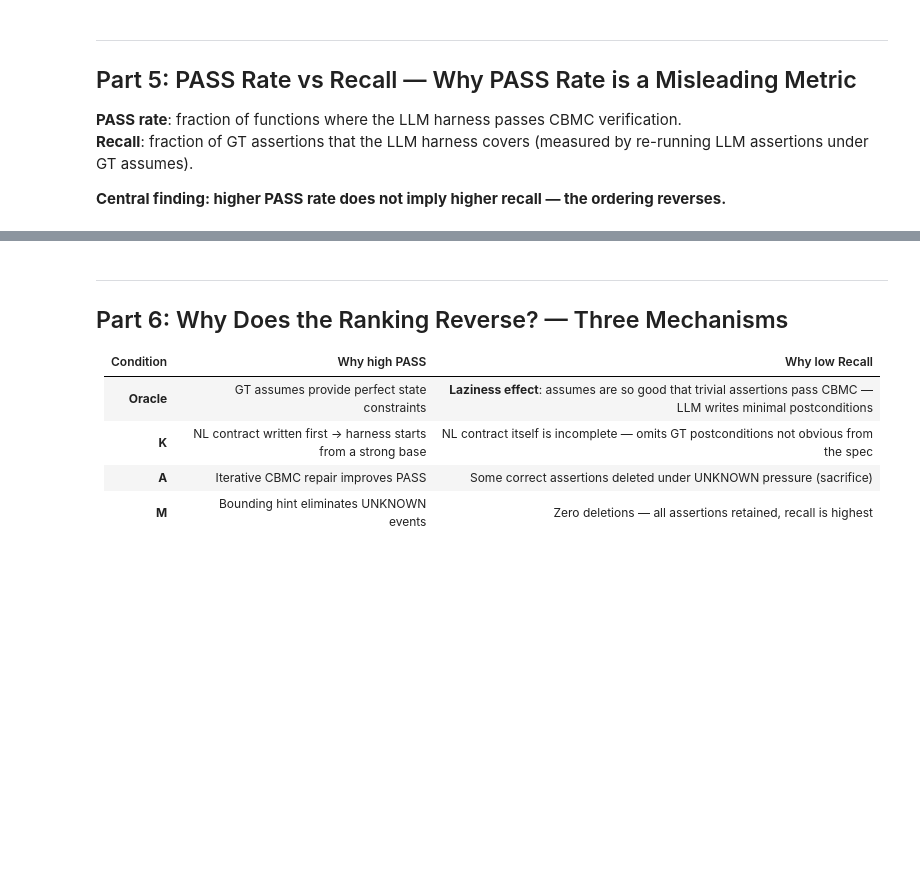
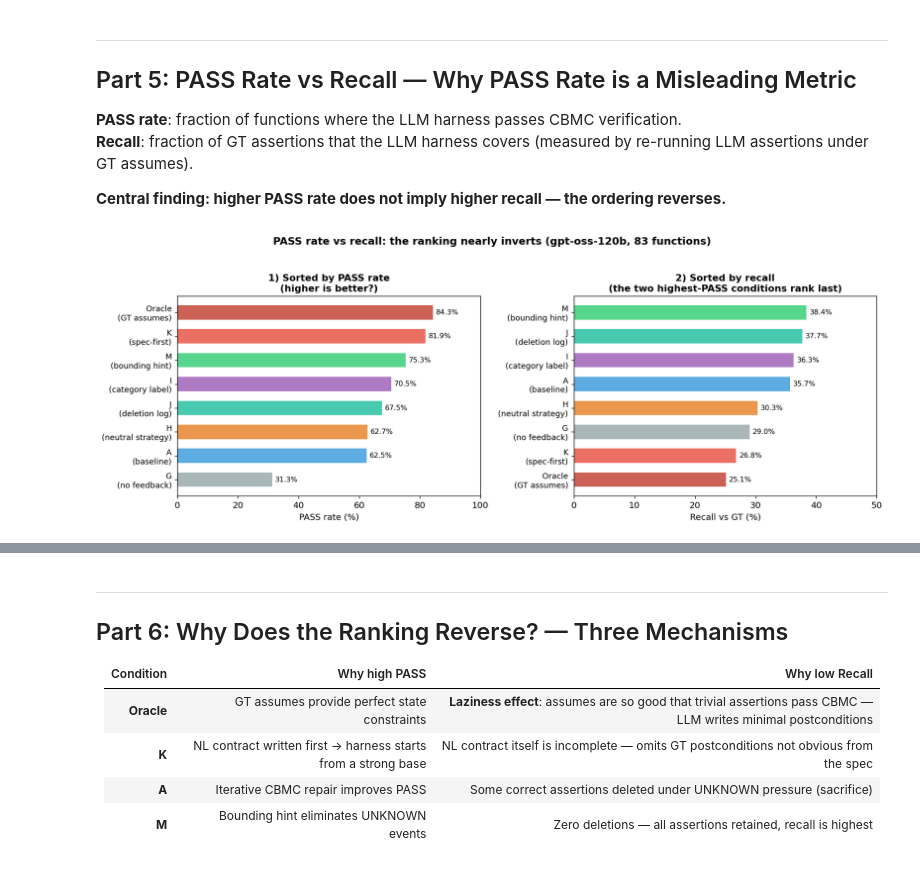
Before and after one commit to LukeW1999/LLM4Harness, a Jupyter notebook: experiment_explainer_en.ipynb, the cells around one changed output, grey strips where cells are left out. Drawn from its saved outputs; the diff is of its cells as text; code cells hidden in the pictures; blank space fills up the shorter version.

Commit message:
Sync EN explainer to canonical 370 data (RQ2/attribution/conjunction/rescue/Llama/map/metrics); zh: round-2 score + truthfulness audit

```diff
--- a/experiment_explainer_en.ipynb
+++ b/experiment_explainer_en.ipynb
@@ -284,52 +343,46 @@ for gt_assert, desc in gt_asserts_keywords:
 
 **Central finding: higher PASS rate does not imply higher recall — the ordering reverses.**
 # %%
+# Canonical RQ1 data (paper.tex Table 2 / tab:rq1_main)
 conditions_data = {
-    'G\n(no feedback)':      {'pass': 31.3, 'recall': 0.290, 'sacrifice': 0.0,   'color': '#95a5a6'},
-    'H\n(neutral strategy)': {'pass': 62.7, 'recall': 0.303, 'sacrifice': 86.3,  'color': '#e67e22'},
-    'A\n(baseline)':         {'pass': 62.5, 'recall': 0.346, 'sacrifice': 92.3,  'color': '#3498db'},
-    'K\n(spec-first)':       {'pass': 81.9, 'recall': 0.268, 'sacrifice': 25.0,  'color': '#e74c3c'},
-    'Oracle\n(GT assumes)':  {'pass': 84.3, 'recall': 0.251, 'sacrifice': 11.8,  'color': '#c0392b'},
-    'M\n(bounding hint)':    {'pass': 75.3, 'recall': 0.389, 'sacrifice': 0.0,   'color': '#2ecc71'},
+    'G\n(no feedback)':      {'pass': 31.3, 'recall': 0.290, 'sacrifice': None, 'color': '#95a5a6'},
+    'H\n(neutral strategy)': {'pass': 62.7, 'recall': 0.303, 'sacrifice': 86.3, 'color': '#e67e22'},
+    'A\n(baseline)':         {'pass': 62.5, 'recall': 0.357, 'sacrifice': 81.8, 'color': '#3498db'},
+    'I\n(category label)':   {'pass': 70.5, 'recall': 0.363, 'sacrifice': 92.7, 'color': '#9b59b6'},
+    'J\n(deletion log)':     {'pass': 67.5, 'recall': 0.377, 'sacrifice': 93.0, 'color': '#1abc9c'},
+    'K\n(spec-first)':       {'pass': 81.9, 'recall': 0.268, 'sacrifice': 25.0, 'color': '#e74c3c'},
+    'Oracle\n(GT assumes)':  {'pass': 84.3, 'recall': 0.251, 'sacrifice': 11.8, 'color': '#c0392b'},
+    'M\n(bounding hint)':    {'pass': 75.3, 'recall': 0.384, 'sacrifice': 0.0,  'color': '#2ecc71'},
 }
 
 fig, axes = plt.subplots(1, 2, figsize=(14, 5))
+names = list(conditions_data.keys())
 
-# Left: sorted by PASS rate
 ax = axes[0]
-names = list(conditions_data.keys())
-sorted_pass = sorted(zip(
-    [conditions_data[n]['pass'] for n in names], names,
-    [conditions_data[n]['color'] for n in names]), reverse=True)
+sorted_pass = sorted(zip([conditions_data[n]['pass'] for n in names], names,
+                         [conditions_data[n]['color'] for n in names]), reverse=True)
 p_s, n_s, c_s = zip(*sorted_pass)
 ax.barh(range(len(n_s)), p_s, color=c_s, alpha=0.8, height=0.6)
 ax.set_yticks(range(len(n_s))); ax.set_yticklabels(n_s, fontsize=10)
-ax.set_xlabel('PASS Rate (%)')
-ax.set_title('① Ranked by PASS Rate\n(higher = better?)', fontsize=12, fontweight='bold')
-ax.set_xlim(0, 100)
-for i, p in enumerate(p_s):
-    ax.text(p + 1, i, f'{p:.1f}%', va='center', fontsize=9)
+ax.set_xlabel('PASS rate (%)'); ax.set_xlim(0, 100); ax.invert_yaxis()
+ax.set_title('1) Sorted by PASS rate\n(higher is better?)', fontsize=12, fontweight='bold')
+for i, p in enumerate(p_s): ax.text(p + 1, i, f'{p:.1f}%', va='center', fontsize=9)
 
-# Right: sorted by Recall
 ax = axes[1]
-sorted_recall = sorted(zip(
-    [conditions_data[n]['recall'] for n in names], names,
-    [conditions_data[n]['color'] for n in names]), reverse=True)
-r_s, n_r, c_r = zip(*sorted_recall)
-ax.barh(range(len(n_r)), [r*100 for r in r_s], color=c_r, alpha=0.8, height=0.6)
-ax.set_yticks(range(len(n_r))); ax.set_yticklabels(n_r, fontsize=10)
-ax.set_xlabel('Recall (%) [vs GT harness]')
-ax.set_title('② Ranked by Recall\n(actual specification coverage)', fontsize=12, fontweight='bold')
-ax.set_xlim(0, 50)
-for i, r in enumerate(r_s):
-    ax.text(r*100 + 0.5, i, f'{r:.3f}', va='center', fontsize=9)
+sorted_rec = sorted(zip([conditions_data[n]['recall']*100 for n in names], names,
+                        [conditions_data[n]['color'] for n in names]), reverse=True)
+r_s, n_s2, c_s2 = zip(*sorted_rec)
+ax.barh(range(len(n_s2)), r_s, color=c_s2, alpha=0.8, height=0.6)
+ax.set_yticks(range(len(n_s2))); ax.set_yticklabels(n_s2, fontsize=10)
+ax.set_xlabel('Recall vs GT (%)'); ax.set_xlim(0, 50); ax.invert_yaxis()
+ax.set_title('2) Sorted by recall\n(the two highest-PASS conditions rank last)', fontsize=12, fontweight='bold')
+for i, r in enumerate(r_s): ax.text(r + 0.5, i, f'{r:.1f}%', va='center', fontsize=9)
 
-fig.suptitle(
-    'PASS Rate vs Recall: rankings completely reversed!\n'
-    'Oracle (highest PASS 84.3%) = lowest Recall (0.251);  M (3rd PASS 75.3%) = highest Recall (0.389)',
-    fontsize=12, fontweight='bold', color='#c0392b')
-plt.tight_layout()
-plt.show()
+fig.suptitle('PASS rate vs recall: the ranking nearly inverts (gpt-oss-120b, 83 functions)',
+             fontsize=13, fontweight='bold', y=1.03)
+plt.tight_layout(); plt.show()
+# %% [output]
+[figure, added]
 # %%
 # Scatter: PASS rate vs Recall — shows the negative correlation
 fig, ax = plt.subplots(figsize=(9, 6))
```
Also changed, not shown: parts of 40 cells of this notebook, 1 other file.
